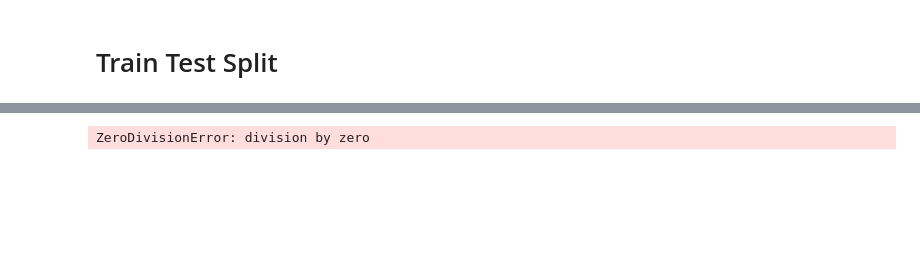
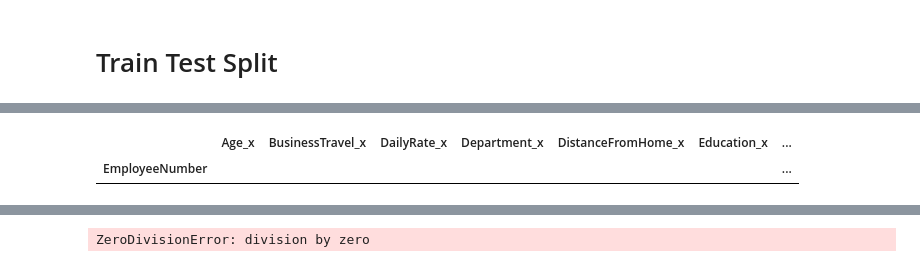
Before and after one commit to dlma1234/datascience_casestudies, a Jupyter notebook: hr_analytics/HR_Attrition_Analysis.ipynb, the cells around one changed output, grey strips where cells are left out. Saved outputs shown, nothing was run; the diff lists cells and outputs as text; code cells hidden in the pictures; blank space fills up the shorter version.

```diff
--- a/hr_analytics/HR_Attrition_Analysis.ipynb
+++ b/hr_analytics/HR_Attrition_Analysis.ipynb
@@ -128,0 +166,6 @@ x_train, x_test, y_train, y_test = train_test_split(features, target, test_size=
+# %%
+check_train_df = pd.merge(left=train_df, right=hr_df, left_index=True, right_index=True)
+check_train_df[(check_train_df['Attrition_x'] != check_train_df['Attrition_y'])]
+# %% [output]
+|  | Age_x | BusinessTravel_x | DailyRate_x | Department_x | DistanceFromHome_x | Education_x | ... |
+| EmployeeNumber |  |  |  |  |  |  | ... |
```
Also changed, not shown: parts of 26 cells of this notebook.
